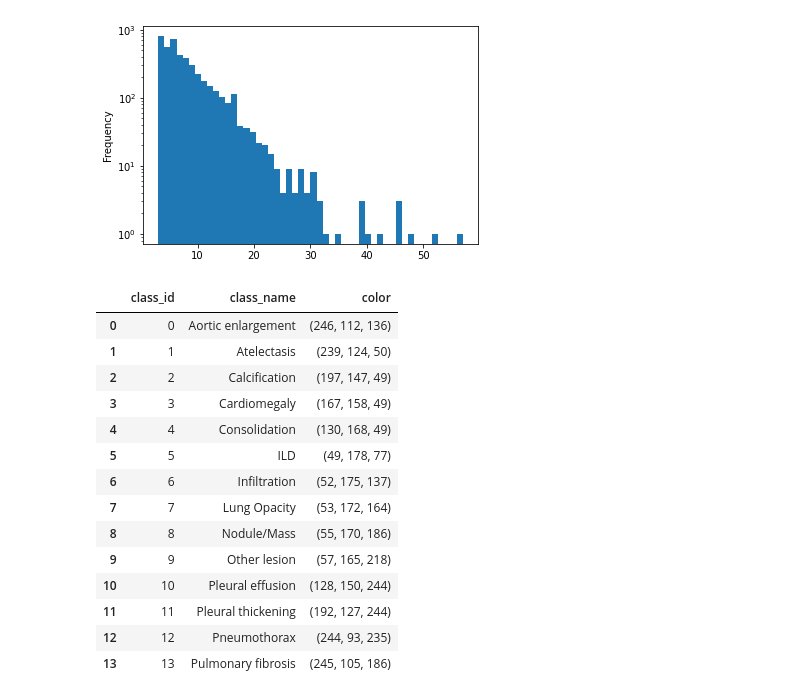
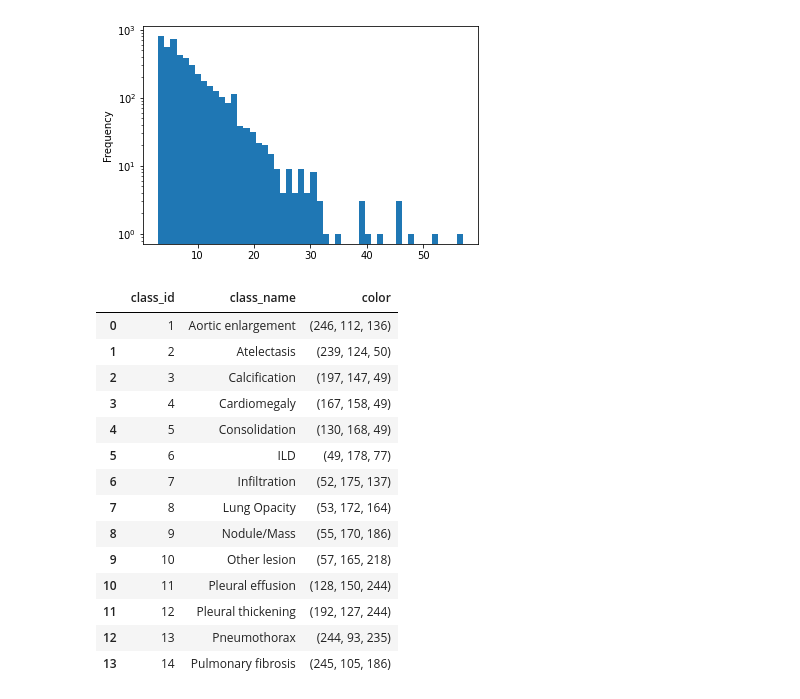
Before and after one commit to daruai/VinBigData-Chest-X-ray-Abnormalities-Detection, a Jupyter notebook: vinbigdata-eda.ipynb, the cells around one changed output. Cells and saved outputs as stored; diff of their text form; code cells hidden in the pictures.

```diff
--- a/vinbigdata-eda.ipynb
+++ b/vinbigdata-eda.ipynb
@@ -18,6 +18,10 @@ df_labels.head()
 | 2 | 9a5094b2563a1ef3ff50dc5c7ff71345 | Cardiomegaly | 3 | R10 | 691.0 | 1375.0 | 1653.0 | 1831.0 | ../input/vinbigdata-chest-xray-ab... |
 | 3 | 051132a778e61a86eb147c7c6f564dfe | Aortic enlargement | 0 | R10 | 1264.0 | 743.0 | 1611.0 | 1019.0 | ../input/vinbigdata-chest-xray-ab... |
 | 4 | 063319de25ce7edb9b1c6b8881290140 | No finding | 14 | R10 | NaN | NaN | NaN | NaN | ../input/vinbigdata-chest-xray-ab... |
+# %%
+# Change class_id values
+df_labels.class_id=df_labels.class_id+1
+df_labels.loc[df_labels.class_id==15,"class_id"]=0
 # %%
 df_labels.class_name.value_counts()
 # %% [output]
@@ -49,26 +53,27 @@ df_labels.query("class_id!=14").image_id.value_counts().plot.hist(bins=50,log=Tr
 [figure]
 # %%
 # Colormap
-labels_info=df_labels.query("class_id!=14")[["class_id","class_name"]].drop_duplicates().sort_values(by="class_id").reset_index(drop=True)
+labels_info=df_labels.query("class_id!=0")[["class_id","class_name"]].drop_duplicates().sort_values(by="class_id").reset_index(drop=True)
 labels_info["color"]=sns.color_palette("husl", labels_info.shape[0])
 labels_info["color"]=labels_info["color"].apply(lambda x: tuple([int(cl*255) for cl in x]))
+labels_info=labels_info.set_index("class_id",drop=True)
 labels_info
 # %% [output]
 |  | class_id | class_name | color |
-| 0 | 0 | Aortic enlargement | (246, 112, 136) |
-| 1 | 1 | Atelectasis | (239, 124, 50) |
-| 2 | 2 | Calcification | (197, 147, 49) |
-| 3 | 3 | Cardiomegaly | (167, 158, 49) |
-| 4 | 4 | Consolidation | (130, 168, 49) |
-| 5 | 5 | ILD | (49, 178, 77) |
-| 6 | 6 | Infiltration | (52, 175, 137) |
-| 7 | 7 | Lung Opacity | (53, 172, 164) |
-| 8 | 8 | Nodule/Mass | (55, 170, 186) |
-| 9 | 9 | Other lesion | (57, 165, 218) |
-| 10 | 10 | Pleural effusion | (128, 150, 244) |
-| 11 | 11 | Pleural thickening | (192, 127, 244) |
-| 12 | 12 | Pneumothorax | (244, 93, 235) |
-| 13 | 13 | Pulmonary fibrosis | (245, 105, 186) |
+| 0 | 1 | Aortic enlargement | (246, 112, 136) |
+| 1 | 2 | Atelectasis | (239, 124, 50) |
+| 2 | 3 | Calcification | (197, 147, 49) |
+| 3 | 4 | Cardiomegaly | (167, 158, 49) |
+| 4 | 5 | Consolidation | (130, 168, 49) |
+| 5 | 6 | ILD | (49, 178, 77) |
+| 6 | 7 | Infiltration | (52, 175, 137) |
+| 7 | 8 | Lung Opacity | (53, 172, 164) |
+| 8 | 9 | Nodule/Mass | (55, 170, 186) |
+| 9 | 10 | Other lesion | (57, 165, 218) |
+| 10 | 11 | Pleural effusion | (128, 150, 244) |
+| 11 | 12 | Pleural thickening | (192, 127, 244) |
+| 12 | 13 | Pneumothorax | (244, 93, 235) |
+| 13 | 14 | Pulmonary fibrosis | (245, 105, 186) |
 # %%
 ## Reading a dicom file
 # From: https://www.kaggle.com/raddar/convert-dicom-to-np-array-the-correct-way
```
Also changed, not shown: parts of 16 cells of this notebook.
